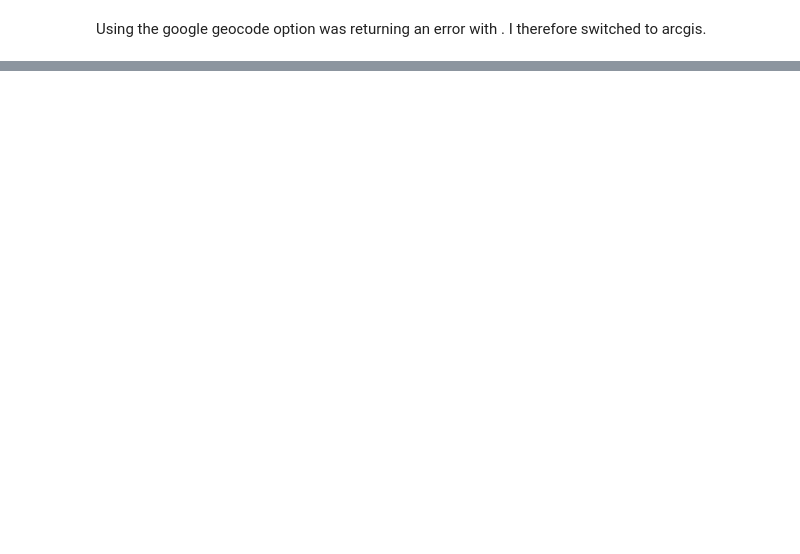
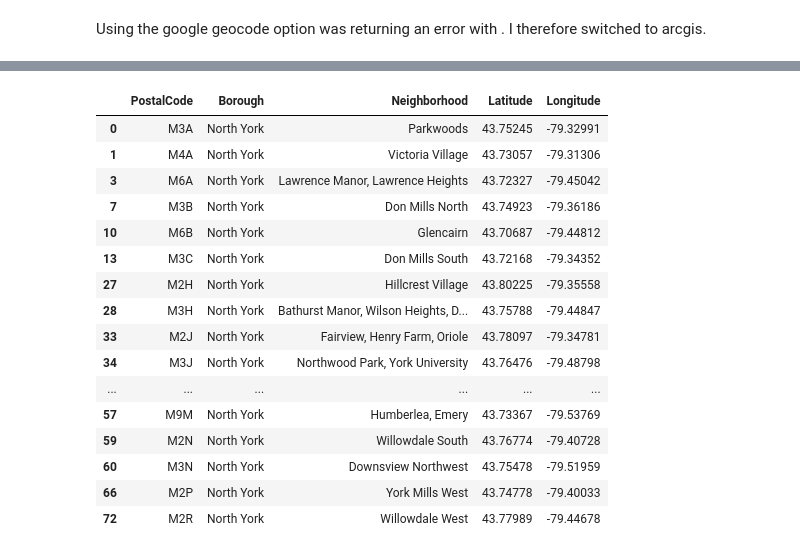
Before and after one commit to JimmySunDance/Coursera_Capstone, a Jupyter notebook: toronto_webscrape.ipynb, the cells around one changed output, grey strips where cells are left out. Saved outputs shown, nothing was run; the diff lists cells and outputs as text; code cells hidden in the pictures; blank space fills up the shorter version.

Commit message:
York investigation

```diff
--- a/toronto_webscrape.ipynb
+++ b/toronto_webscrape.ipynb
@@ -64,7 +66,10 @@ import geocoder
 # %% [markdown]
 Using the google geocode option was returning an error with <REQUEST DENIED>. I therefore switched to arcgis.
 # %%
+LatLng_df = []
 for i, row in df.iterrows():
     code = row.PostalCode
-    df['Latitude'].loc[df.PostalCode==code]= round(geocoder.arcgis(f'{code}, Toronto, Ontario').latlng[0], 5)
-    df['Longitude'].loc[df.PostalCode==code]= round(geocoder.arcgis(f'{code}, Toronto, Ontario').latlng[0], 5)
+    LL = geocoder.arcgis(f'{row.PostalCode}, Toronto, Ontario').latlng
+    LatLng_df.append({'PostalCode':code, 'Latitude':round(LL[0], 5), 'Longitude':round(LL[1], 5)})
+
+LatLng_df = pd.DataFrame(LatLng_df)
@@ -97,0 +76,3 @@ df.head()
+# %%
+toronto_df = pd.merge(df, LatLng_df, on="PostalCode")
+toronto_df.head()
@@ -97,0 +139,4 @@ df.head()
+# %%
+york_df = toronto_df.loc[toronto_df.Borough == 'North York']
+print('The york_df contains information for', york_df.shape[0], 'neighborhoods.')
+york_df.head()
@@ -97,0 +179,20 @@ df.head()
+# %%
+york_df
+# %% [output]
+|  | PostalCode | Borough | Neighborhood | Latitude | Longitude |
+| 0 | M3A | North York | Parkwoods | 43.75245 | -79.32991 |
+| 1 | M4A | North York | Victoria Village | 43.73057 | -79.31306 |
+| 3 | M6A | North York | Lawrence Manor, Lawrence Heights | 43.72327 | -79.45042 |
+| 7 | M3B | North York | Don Mills North | 43.74923 | -79.36186 |
+| 10 | M6B | North York | Glencairn | 43.70687 | -79.44812 |
+| 13 | M3C | North York | Don Mills South | 43.72168 | -79.34352 |
+| 27 | M2H | North York | Hillcrest Village | 43.80225 | -79.35558 |
+| 28 | M3H | North York | Bathurst Manor, Wilson Heights, D... | 43.75788 | -79.44847 |
+| 33 | M2J | North York | Fairview, Henry Farm, Oriole | 43.78097 | -79.34781 |
+| 34 | M3J | North York | Northwood Park, York University | 43.76476 | -79.48798 |
+| ... | ... | ... | ... | ... | ... |
+| 57 | M9M | North York | Humberlea, Emery | 43.73367 | -79.53769 |
+| 59 | M2N | North York | Willowdale South | 43.76774 | -79.40728 |
+| 60 | M3N | North York | Downsview Northwest | 43.75478 | -79.51959 |
+| 66 | M2P | North York | York Mills West | 43.74778 | -79.40033 |
+| 72 | M2R | North York | Willowdale West | 43.77989 | -79.44678 |
```
Also changed, not shown: parts of 24 cells of this notebook.
